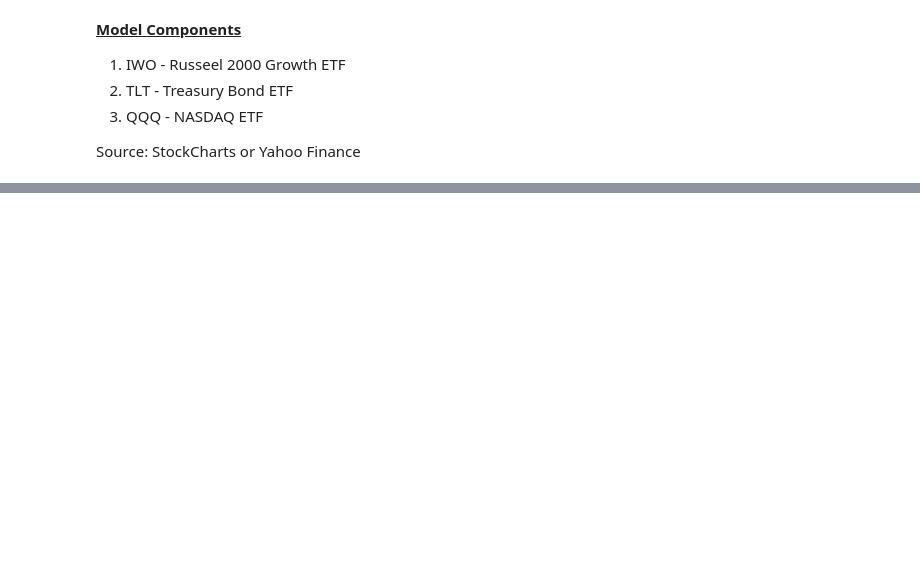
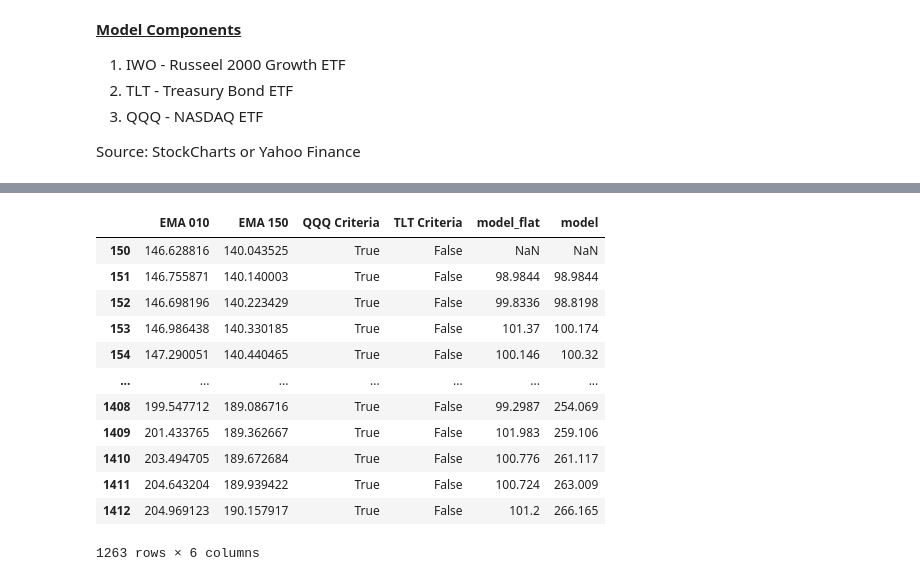
Before and after one commit to QuantVI/rand_various, a Jupyter notebook: wqu_capstone_code/draft.ipynb, the cells around one changed output, grey strips where cells are left out. Cells and saved outputs as stored; diff of their text form; code cells hidden in the pictures; blank space fills up the shorter version.

```diff
--- a/wqu_capstone_code/draft.ipynb
+++ b/wqu_capstone_code/draft.ipynb
@@ -26,0 +45,11 @@ import matplotlib.pyplot as plt
+# %%
+# Part 2: Calculate the inputs that go into the model
+# We use the simple percentage change.
+# We also find the Exponential WeightMoving Average for each.
+# note that our datafrmae is in ascending order
+
+df0["TLT_pct_change"] = df["TLT"].pct_change()
+df0["QQQ_pct_change"] = df["QQQ"].pct_change()
+df0["EMA 005"] = df["IWO"].ewm(span=5, adjust=False).mean()
+df0["EMA 010"] = df["IWO"].ewm(span=10, adjust=False).mean()
+df0["EMA 150"] = df["IWO"].ewm(span=150, adjust=False).mean()
@@ -26,0 +152,16 @@ import matplotlib.pyplot as plt
+# %%
+df.iloc[:,-6:]
+# %% [output]
+|  | EMA 010 | EMA 150 | QQQ Criteria | TLT Criteria | model_flat | model |
+| 150 | 146.628816 | 140.043525 | True | False | NaN | NaN |
+| 151 | 146.755871 | 140.140003 | True | False | 98.9844 | 98.9844 |
+| 152 | 146.698196 | 140.223429 | True | False | 99.8336 | 98.8198 |
+| 153 | 146.986438 | 140.330185 | True | False | 101.37 | 100.174 |
+| 154 | 147.290051 | 140.440465 | True | False | 100.146 | 100.32 |
+| ... | ... | ... | ... | ... | ... | ... |
+| 1408 | 199.547712 | 189.086716 | True | False | 99.2987 | 254.069 |
+| 1409 | 201.433765 | 189.362667 | True | False | 101.983 | 259.106 |
+| 1410 | 203.494705 | 189.672684 | True | False | 100.776 | 261.117 |
+| 1411 | 204.643204 | 189.939422 | True | False | 100.724 | 263.009 |
+| 1412 | 204.969123 | 190.157917 | True | False | 101.2 | 266.165 |
+1263 rows × 6 columns
```
Also changed, not shown: parts of 19 cells of this notebook, 5 other files.
